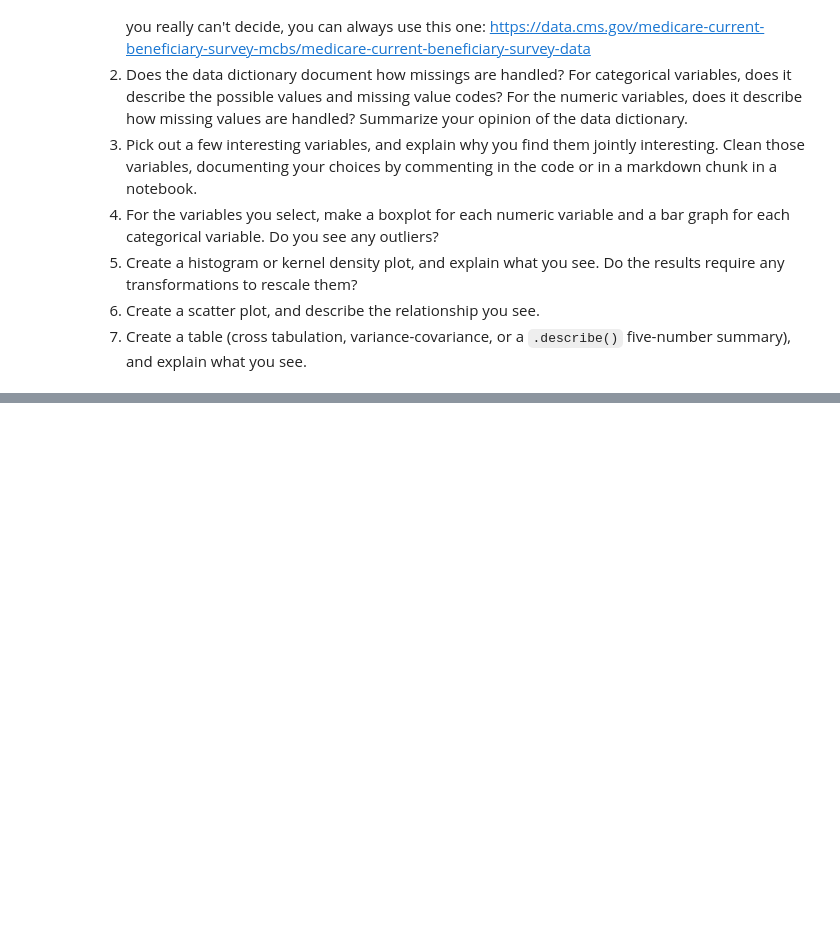
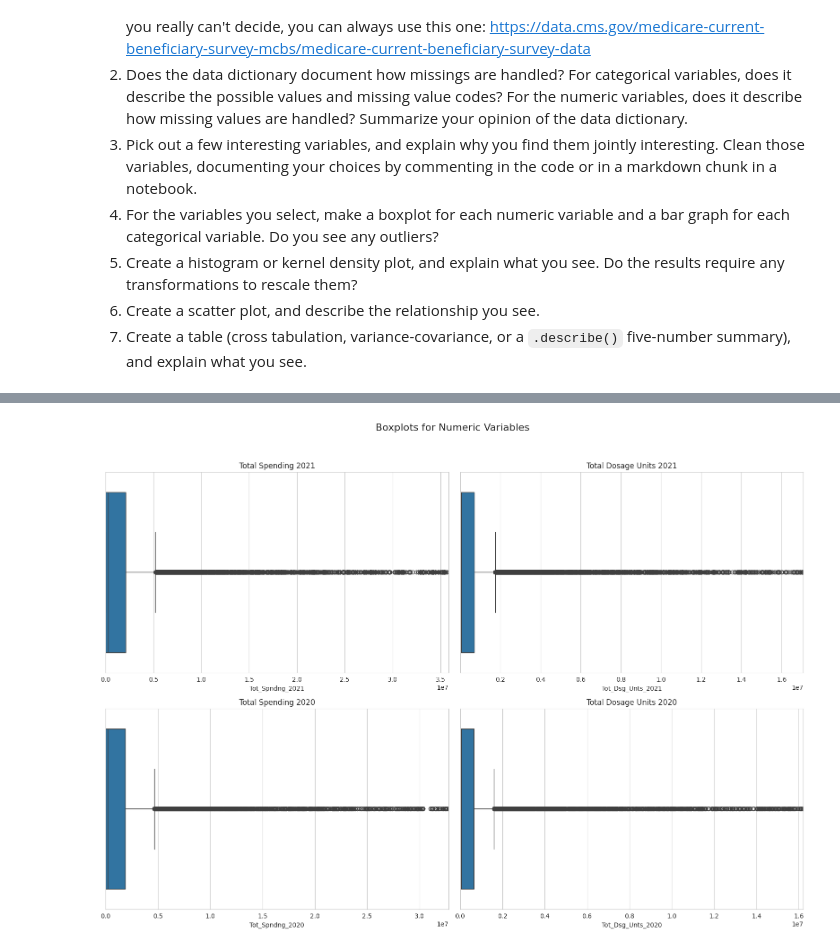
Before and after one commit to wangjalen7/DS_3001_visualization, a Jupyter notebook: assignment/assignment.ipynb, the cells around one changed output, grey strips where cells are left out. Drawn from its saved outputs; the diff is of its cells as text; code cells hidden in the pictures; blank space fills up the shorter version.

```diff
--- a/assignment/assignment.ipynb
+++ b/assignment/assignment.ipynb
@@ -273,0 +317,33 @@ For some context, the Federal government ultimately spent about $4.4 trillion in
+# %%
+# Part 4
+# Yes there were outliers, but the limits of the x-axis were set to better see the rest of the data.
+import matplotlib.pyplot as plt
+import seaborn as sns
+
+sns.set_style("whitegrid")
+
+numeric_data = data[['Tot_Spndng_2021', 'Tot_Dsg_Unts_2021', 'Tot_Spndng_2020', 'Tot_Dsg_Unts_2020']]
+
+fig, axes = plt.subplots(2, 2, figsize=(16, 12))
+fig.suptitle('Boxplots for Numeric Variables', fontsize=16)
+
+sns.boxplot(ax=axes[0, 0], data=numeric_data, x='Tot_Spndng_2021')
+axes[0, 0].set_title('Total Spending 2021')
+axes[0, 0].set_xlim(numeric_data['Tot_Spndng_2021'].min(), numeric_data['Tot_Spndng_2021'].quantile(0.95))
+
+sns.boxplot(ax=axes[0, 1], data=numeric_data, x='Tot_Dsg_Unts_2021')
+axes[0, 1].set_title('Total Dosage Units 2021')
+axes[0, 1].set_xlim(numeric_data['Tot_Dsg_Unts_2021'].min(), numeric_data['Tot_Dsg_Unts_2021'].quantile(0.95))
+
+sns.boxplot(ax=axes[1, 0], data=numeric_data, x='Tot_Spndng_2020')
+axes[1, 0].set_title('Total Spending 2020')
+axes[1, 0].set_xlim(numeric_data['Tot_Spndng_2020'].min(), numeric_data['Tot_Spndng_2020'].quantile(0.95))
+
+sns.boxplot(ax=axes[1, 1], data=numeric_data, x='Tot_Dsg_Unts_2020')
+axes[1, 1].set_title('Total Dosage Units 2020')
+axes[1, 1].set_xlim(numeric_data['Tot_Dsg_Unts_2020'].min(), numeric_data['Tot_Dsg_Unts_2020'].quantile(0.95))
+
+plt.tight_layout(rect=[0, 0.03, 1, 0.95])
+plt.show()
+# %% [output]
+[figure, added]
```
Also changed, not shown: parts of 16 cells of this notebook.
